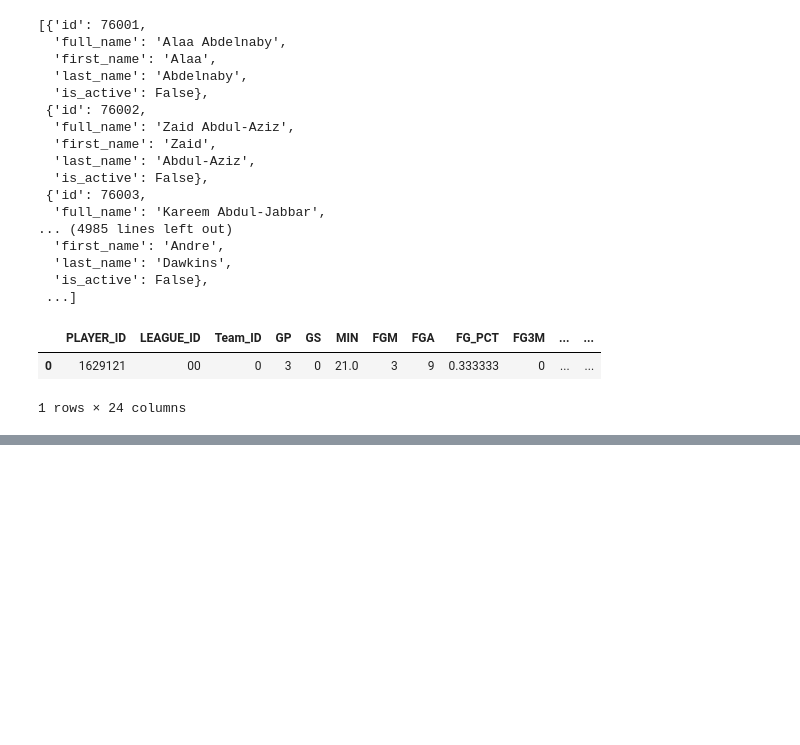
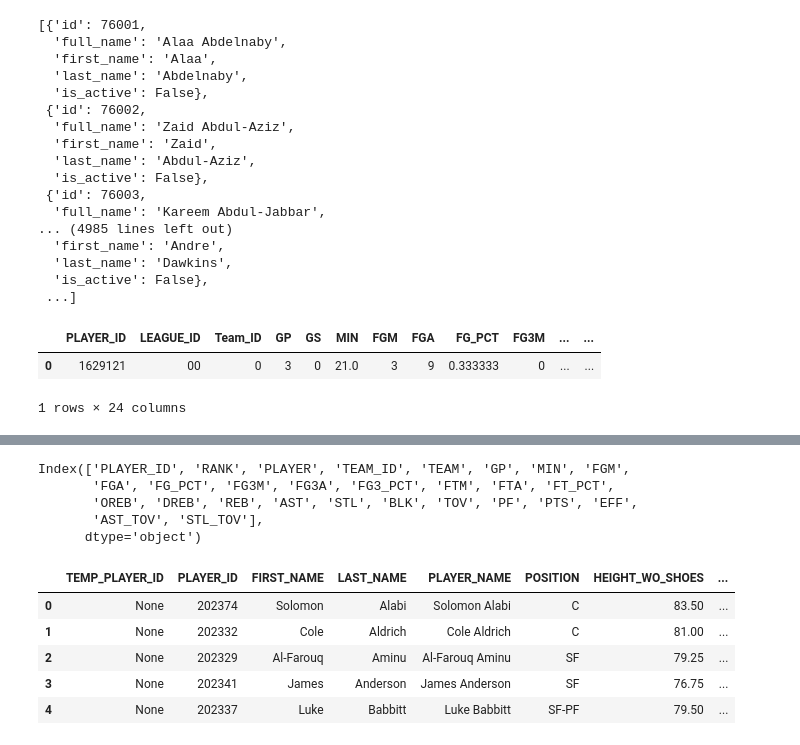
Before and after one commit to mannievilla/NBA-Draft-Selections, a Jupyter notebook: NBA_webscrape.ipynb, the cells around one changed output, grey strips where cells are left out. Cells and saved outputs as stored; diff of their text form; code cells hidden in the pictures; blank space fills up the shorter version.

```diff
--- a/NBA_webscrape.ipynb
+++ b/NBA_webscrape.ipynb
@@ -370,0 +427,17 @@ leaders_14_15 = leagueleaders.LeagueLeaders(season='2014-15').get_data_frames()[
+# %%
+leaders_10_11.columns
+# %% [output]
+Index(['PLAYER_ID', 'RANK', 'PLAYER', 'TEAM_ID', 'TEAM', 'GP', 'MIN', 'FGM',
+       'FGA', 'FG_PCT', 'FG3M', 'FG3A', 'FG3_PCT', 'FTM', 'FTA', 'FT_PCT',
+       'OREB', 'DREB', 'REB', 'AST', 'STL', 'BLK', 'TOV', 'PF', 'PTS', 'EFF',
+       'AST_TOV', 'STL_TOV'],
+      dtype='object')
+# %%
+anthro_2010.head()
+# %% [output]
+|  | TEMP_PLAYER_ID | PLAYER_ID | FIRST_NAME | LAST_NAME | PLAYER_NAME | POSITION | HEIGHT_WO_SHOES | ... |
+| 0 | None | 202374 | Solomon | Alabi | Solomon Alabi | C | 83.50 | ... |
+| 1 | None | 202332 | Cole | Aldrich | Cole Aldrich | C | 81.00 | ... |
+| 2 | None | 202329 | Al-Farouq | Aminu | Al-Farouq Aminu | SF | 79.25 | ... |
+| 3 | None | 202341 | James | Anderson | James Anderson | SF | 76.75 | ... |
+| 4 | None | 202337 | Luke | Babbitt | Luke Babbitt | SF-PF | 79.50 | ... |
```
Also changed, not shown: parts of 15 cells of this notebook.
